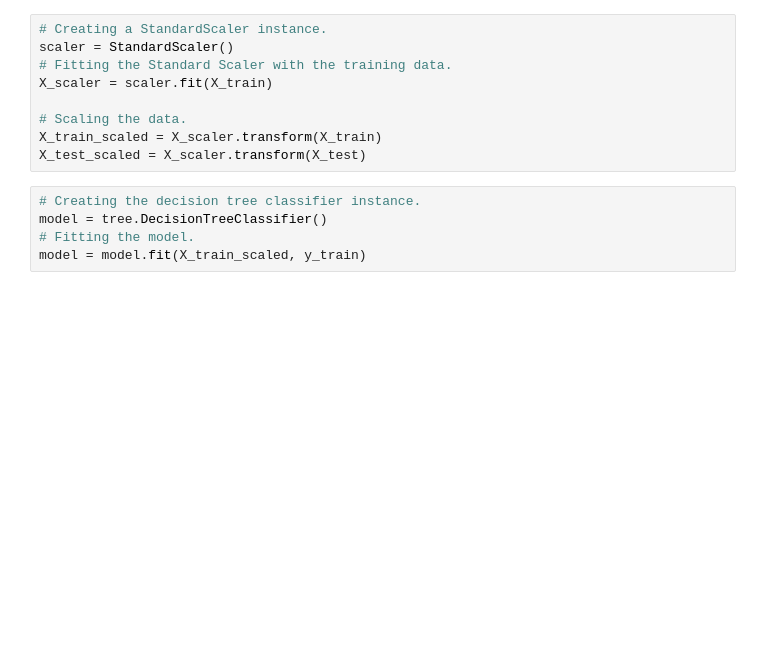
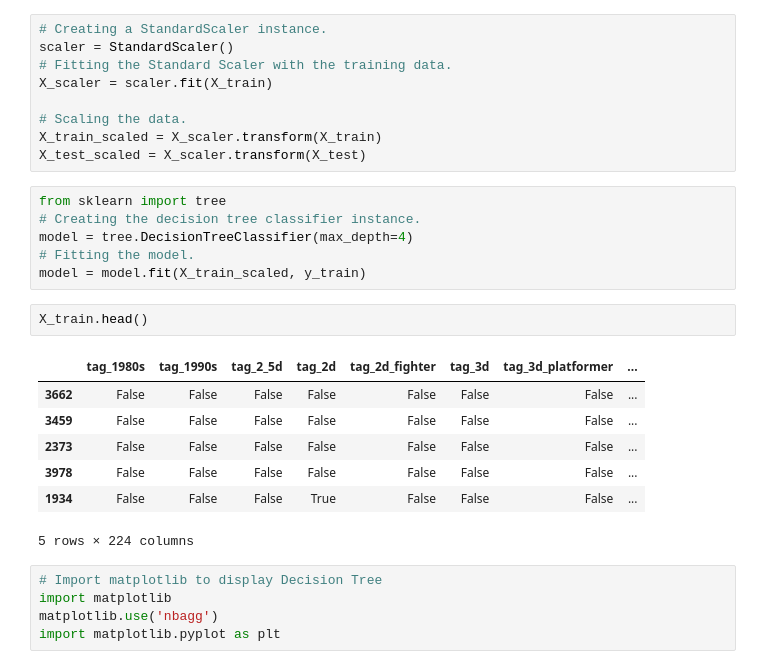
Before and after one commit to zubair97431/UpAndComingVideoGames, a Jupyter notebook: machine_learning_model/Popular_Tags_Machine_Learning.ipynb, the cells around one changed output. Cells and saved outputs as stored; diff of their text form; blank space fills up the shorter version.

```diff
--- a/machine_learning_model/Popular_Tags_Machine_Learning.ipynb
+++ b/machine_learning_model/Popular_Tags_Machine_Learning.ipynb
@@ -237,7 +240,23 @@ X_scaler = scaler.fit(X_train)
 X_train_scaled = X_scaler.transform(X_train)
 X_test_scaled = X_scaler.transform(X_test)
 # %%
+from sklearn import tree
 # Creating the decision tree classifier instance.
-model = tree.DecisionTreeClassifier()
+model = tree.DecisionTreeClassifier(max_depth=4)
 # Fitting the model.
 model = model.fit(X_train_scaled, y_train)
+# %%
+X_train.head()
+# %% [output]
+|  | tag_1980s | tag_1990s | tag_2_5d | tag_2d | tag_2d_fighter | tag_3d | tag_3d_platformer | ... |
+| 3662 | False | False | False | False | False | False | False | ... |
+| 3459 | False | False | False | False | False | False | False | ... |
+| 2373 | False | False | False | False | False | False | False | ... |
+| 3978 | False | False | False | False | False | False | False | ... |
+| 1934 | False | False | False | True | False | False | False | ... |
+5 rows × 224 columns
+# %%
+# Import matplotlib to display Decision Tree
+import matplotlib
+matplotlib.use('nbagg')
+import matplotlib.pyplot as plt
```
Also changed, not shown: parts of 11 cells of this notebook.
